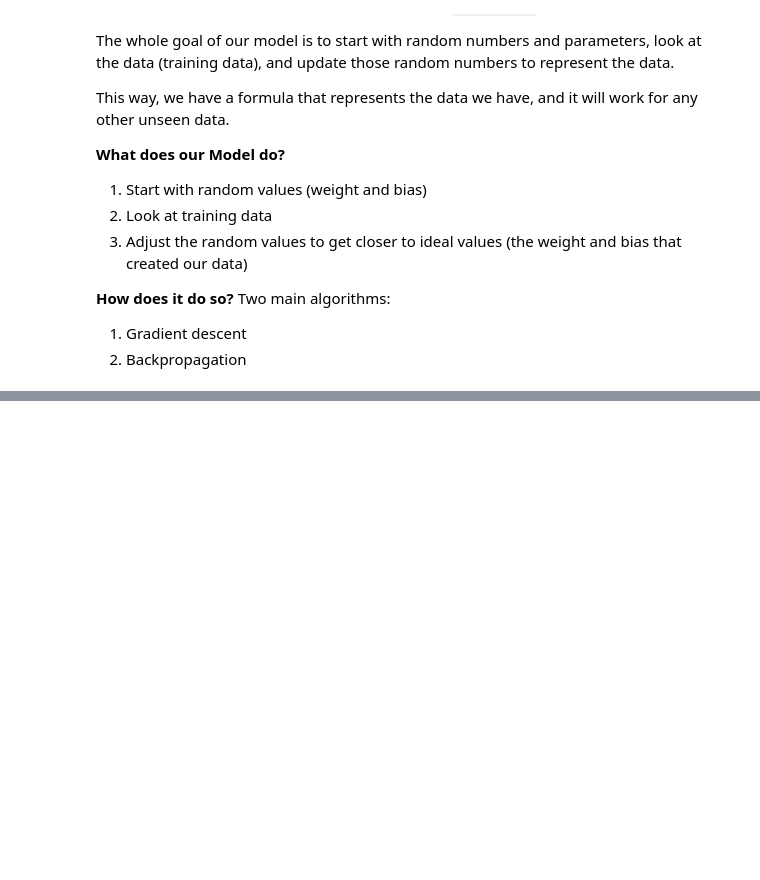
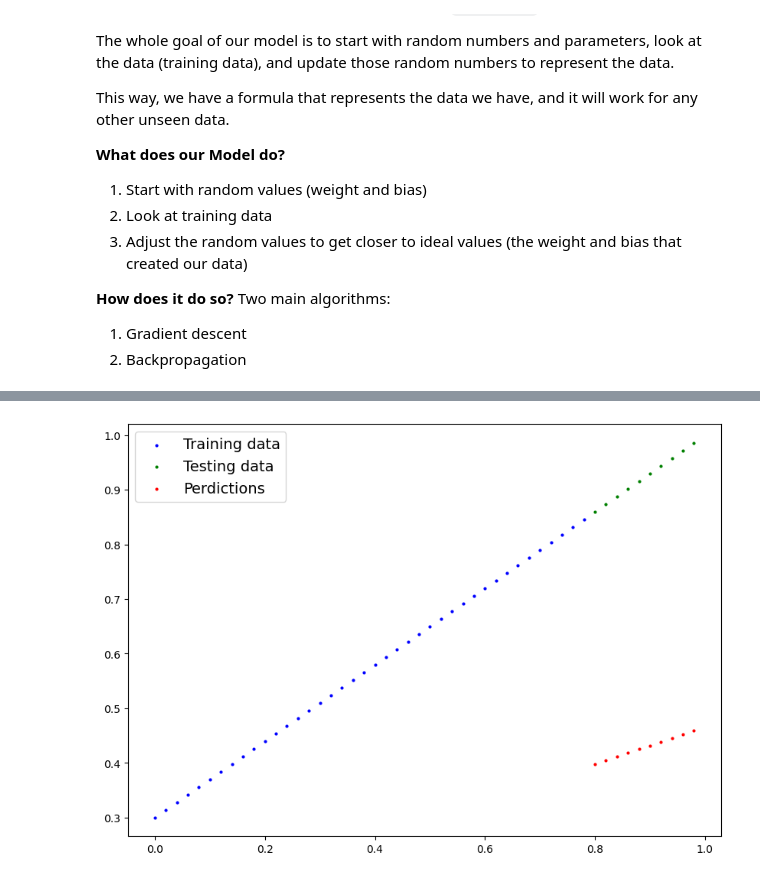
Before and after one commit to Adrinaesf/ml-learning-journey, a Jupyter notebook: notebooks/pytorch/Chapter_1/day5_PyTorchWorkflow_.ipynb, the cells around one changed output, grey strips where cells are left out. Cells and saved outputs as stored; diff of their text form; code cells hidden in the pictures; blank space fills up the shorter version.

Commit message:
Linear regression model

```diff
--- a/notebooks/pytorch/Chapter_1/day5_PyTorchWorkflow_.ipynb
+++ b/notebooks/pytorch/Chapter_1/day5_PyTorchWorkflow_.ipynb
@@ -236,0 +303,16 @@ class LinearRegressionModel(nn.Module): # <- almost everything in PyTorch inherh
+# %%
+# create a random seed:
+# We need to have these randomizations saved.
+
+torch.manual_seed(42)
+
+# create an instance of the model (this is a subclass of nn.Module)
+model_0 = LinearRegressionModel()
+
+list(model_0.parameters())
+
+# Our model has started with random values and parameters; our ideal model will look at the training model
+# and adjust those values to best represent the data.
+
+# But we also have the known parameters; our whole goal is to change these random parameters
+# to the known values.
@@ -236,0 +364,13 @@ class LinearRegressionModel(nn.Module): # <- almost everything in PyTorch inherh
+# %%
+# Make predictions with the model.
+y_preds = model_0(X_test)
+print(y_preds)
+
+
+# Better way to do it:
+# This way the computation will be faster.
+
+with torch.inference_mode():
+    y_preds_better = model_0(X_test)
+
+print(y_preds_better)
@@ -236,0 +398,4 @@ class LinearRegressionModel(nn.Module): # <- almost everything in PyTorch inherh
+# %%
+plot_perdictions(perdictions=y_preds_better)
+# %% [output]
+[figure, added]
```
Also changed, not shown: parts of 14 cells of this notebook.
